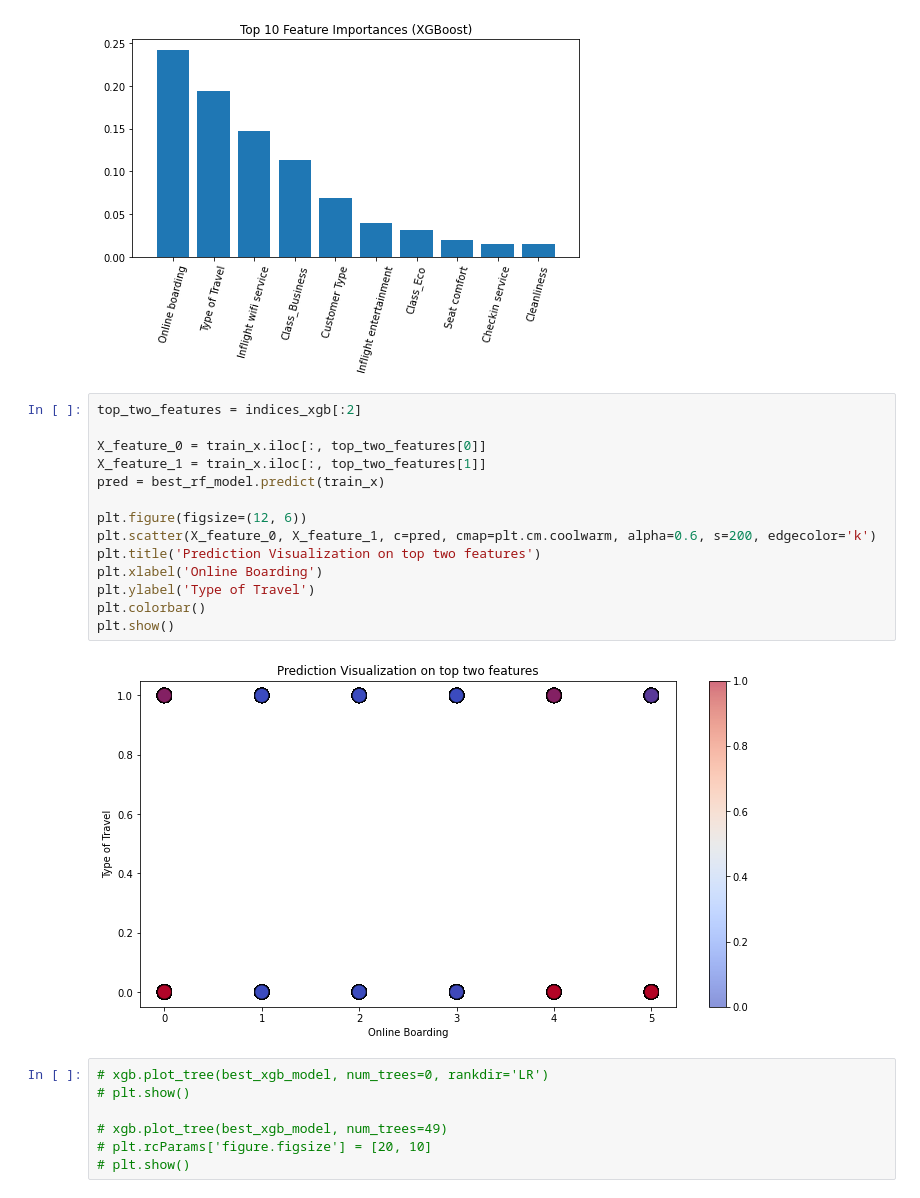
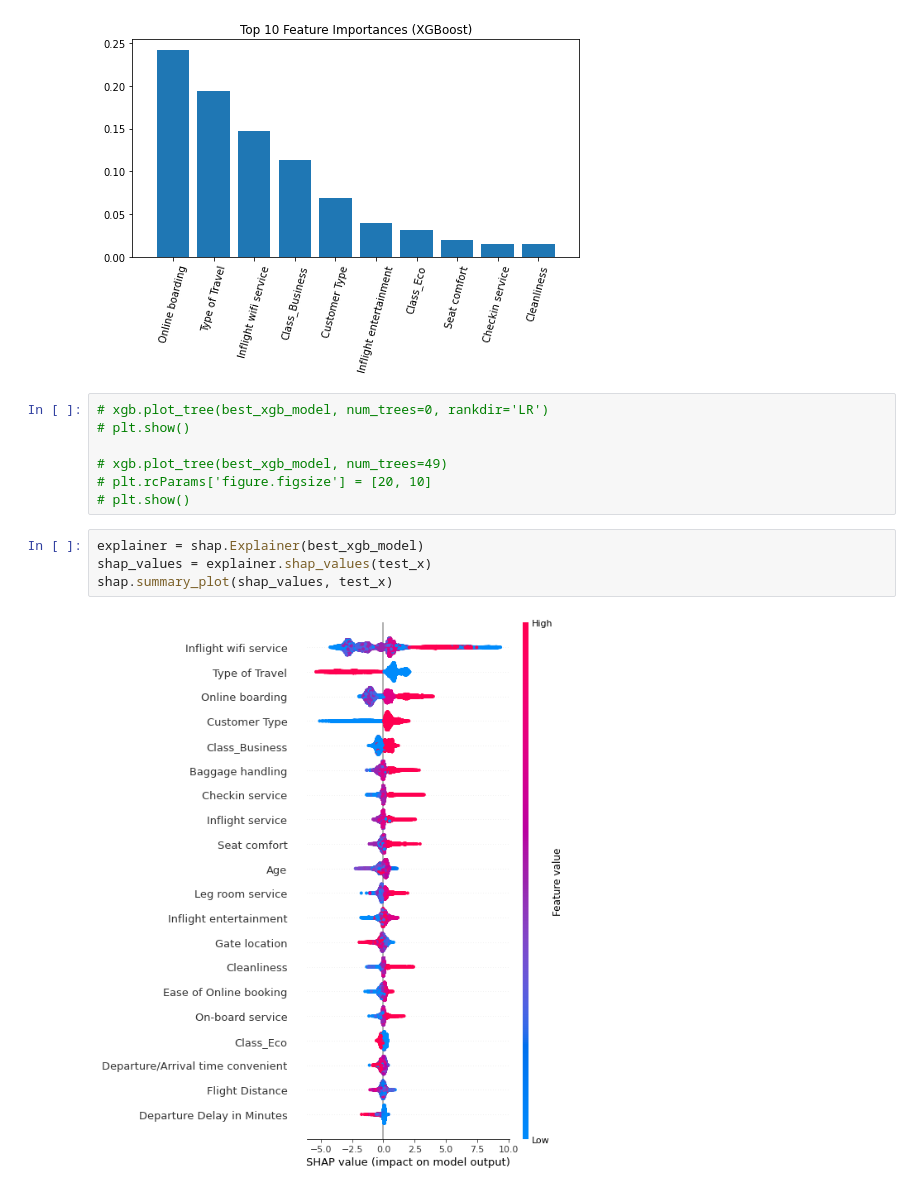
Before and after one commit to Peta0228/Airline-Satisfaction-Prediction, a Jupyter notebook: main.ipynb, the cells around one changed output. Cells and saved outputs as stored; diff of their text form.

```diff
--- a/main.ipynb
+++ b/main.ipynb
@@ -683,22 +547,6 @@ plt.xlim([-1, len(indices_xgb)])
 plt.show()
 # %% [output]
 [figure]
-# %%
-top_two_features = indices_xgb[:2]
-
-X_feature_0 = train_x.iloc[:, top_two_features[0]]
-X_feature_1 = train_x.iloc[:, top_two_features[1]]
-pred = best_rf_model.predict(train_x)
-
-plt.figure(figsize=(12, 6))
-plt.scatter(X_feature_0, X_feature_1, c=pred, cmap=plt.cm.coolwarm, alpha=0.6, s=200, edgecolor='k')
-plt.title('Prediction Visualization on top two features')
-plt.xlabel('Online Boarding')
-plt.ylabel('Type of Travel')
-plt.colorbar()
-plt.show()
-# %% [output]
-[figure, removed]
 # %%
 # xgb.plot_tree(best_xgb_model, num_trees=0, rankdir='LR')
 # plt.show()
@@ -706,3 +554,9 @@ plt.show()
 # xgb.plot_tree(best_xgb_model, num_trees=49)
 # plt.rcParams['figure.figsize'] = [20, 10]
 # plt.show()
+# %%
+explainer = shap.Explainer(best_xgb_model)
+shap_values = explainer.shap_values(test_x)
+shap.summary_plot(shap_values, test_x)
+# %% [output]
+[figure, added]
```
Also changed, not shown: parts of 32 cells of this notebook, 2 other files.
